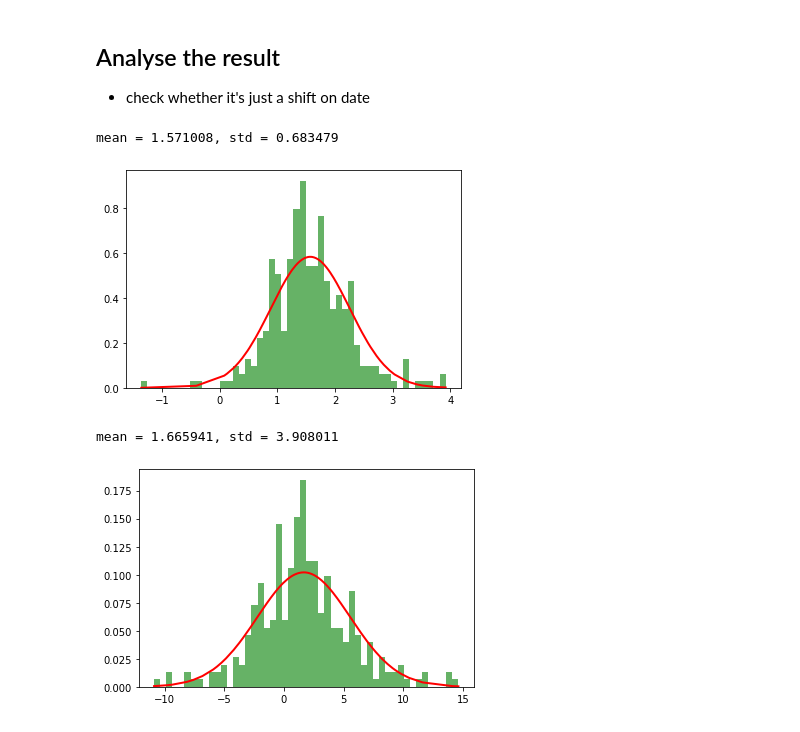
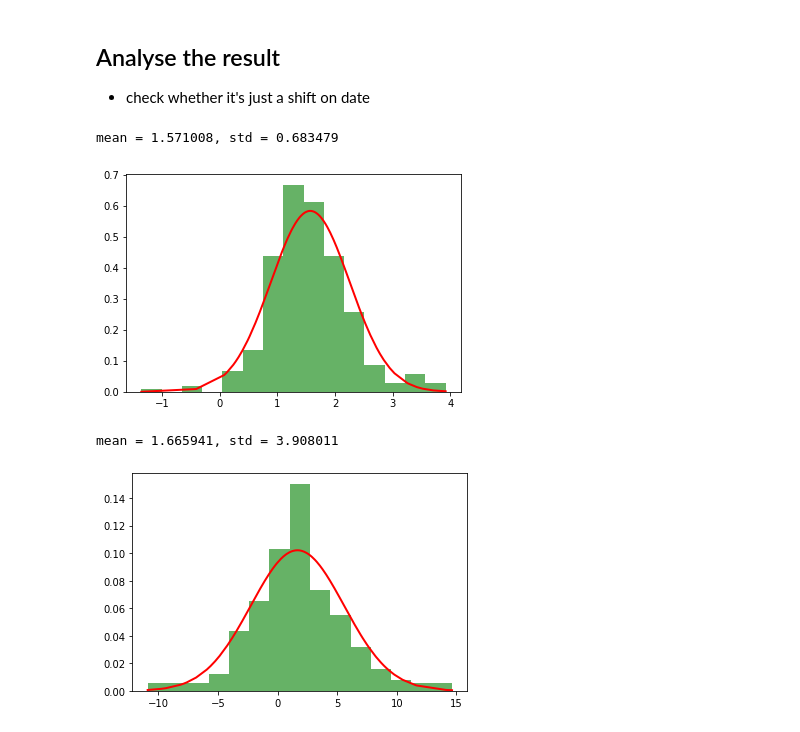
Before and after one commit to ZiyuanLi007/cryptoquant, a Jupyter notebook: BitcoinPricePrediction_RNN.ipynb, the cells around one changed output. Drawn from its saved outputs; the diff is of its cells as text; code cells hidden in the pictures.

```diff
--- a/BitcoinPricePrediction_RNN.ipynb
+++ b/BitcoinPricePrediction_RNN.ipynb
@@ -354,19 +354,19 @@ correct sign prediction for close - open price for train/valid/test: 0.84/0.58/0
 # %%
 from scipy.stats import norm
 
 y_test_relative_diff = (y_test_pred[:,ft]-y_test[:,ft])/y_test[:,ft]*100
 
-plt.hist(y_test_relative_diff, bins=50, density=True, alpha=0.6, color='g')
+plt.hist(y_test_relative_diff, bins=15, density=True, alpha=0.6, color='g')
 
 # Plot the PDF.
 mu, std = norm.fit(y_test_relative_diff)
 x = np.sort(y_test_relative_diff)
 y = norm.pdf(x, mu, std)
 plt.plot(x, y, linewidth=2, color='red')
 print("mean = %f, std = %f" % (mu, std))
 # %% [output]
 mean = 1.571008, std = 0.683479
-[figure, old version]
+[figure, new version]
 # %%
 from scipy.ndimage.interpolation import shift
 
@@ -375,7 +375,7 @@ y_test_pred_shift = shift(y_test_pred_shift,1,cval=np.NaN)
 y_test_relative_diff = (y_test_pred_shift-y_test[:,ft])/y_test[:,ft]*100
 y_test_relative_diff = y_test_relative_diff[np.logical_not(np.isnan(y_test_relative_diff))]
 
-plt.hist(y_test_relative_diff, bins=50, density=True, alpha=0.6, color='g')
+plt.hist(y_test_relative_diff, bins=15, density=True, alpha=0.6, color='g')
 
 # Plot the PDF.
 mu, std = norm.fit(y_test_relative_diff)
@@ -385,4 +385,4 @@ plt.plot(x, y, linewidth=2, color='red')
 print("mean = %f, std = %f" % (mu, std))
 # %% [output]
 mean = 1.665941, std = 3.908011
-[figure, old version]
+[figure, new version]
```
